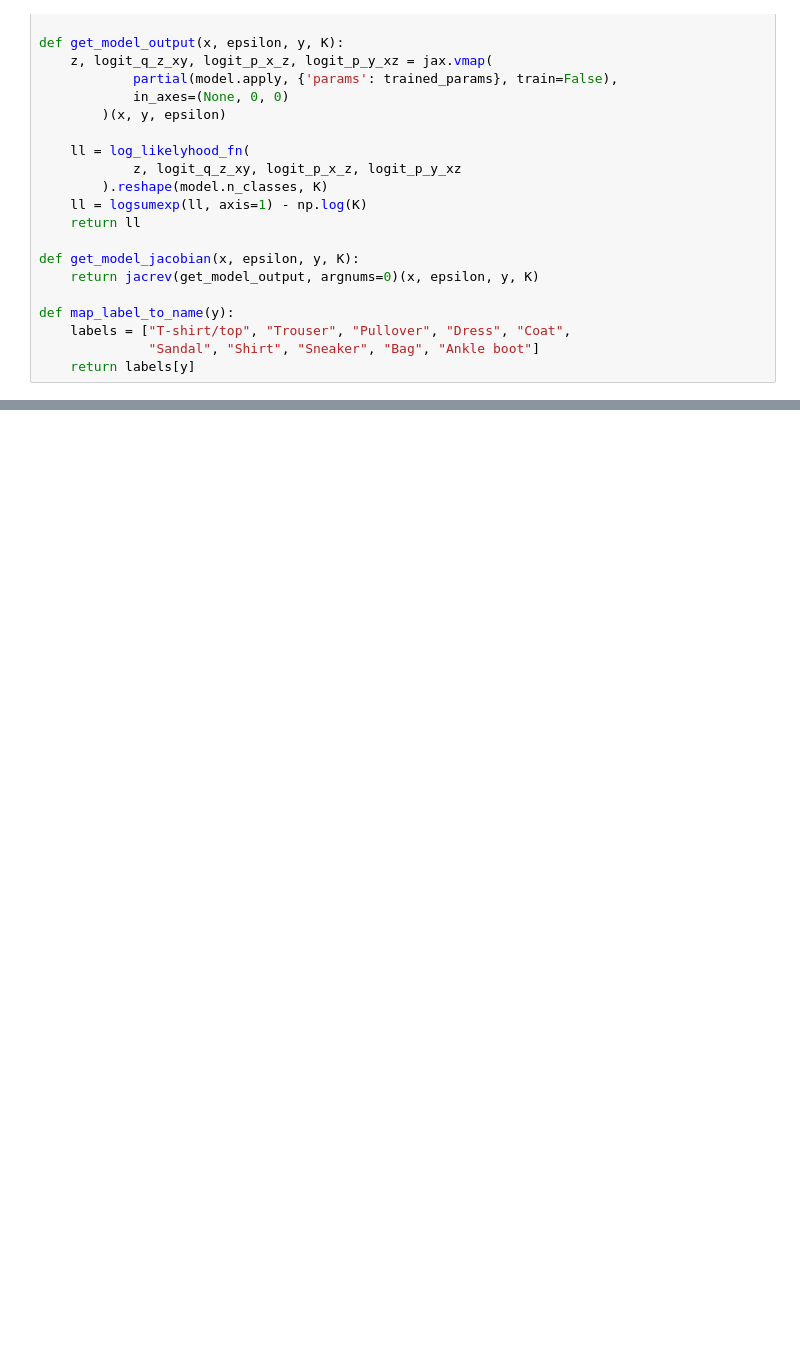
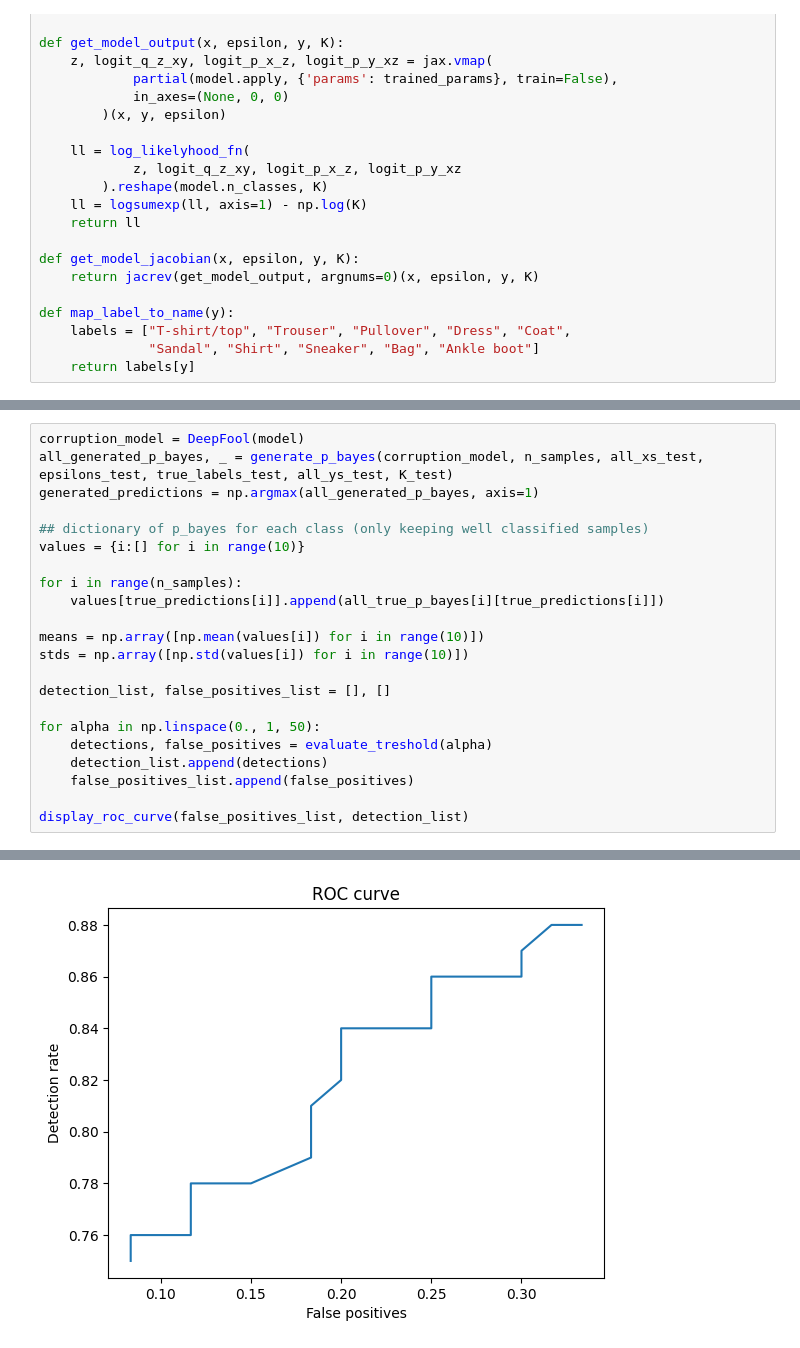
Before and after one commit to paulbarbier/adversarial-attacks-on-generative-classifiers, a Jupyter notebook: code/detect_corruptions.ipynb, the cells around one changed output, grey strips where cells are left out. Saved outputs shown, nothing was run; the diff lists cells and outputs as text; blank space fills up the shorter version.

```diff
--- a/code/detect_corruptions.ipynb
+++ b/code/detect_corruptions.ipynb
@@ -264,0 +270,23 @@ plt.show()
+# %%
+corruption_model = DeepFool(model)
+all_generated_p_bayes, _ = generate_p_bayes(corruption_model, n_samples, all_xs_test, epsilons_test, true_labels_test, all_ys_test, K_test)
+generated_predictions = np.argmax(all_generated_p_bayes, axis=1)
+
+## dictionary of p_bayes for each class (only keeping well classified samples)
+values = {i:[] for i in range(10)}
+
+for i in range(n_samples):
+    values[true_predictions[i]].append(all_true_p_bayes[i][true_predictions[i]])
+
+means = np.array([np.mean(values[i]) for i in range(10)])
+stds = np.array([np.std(values[i]) for i in range(10)])
+
+detection_list, false_positives_list = [], []
+
+for alpha in np.linspace(0., 1, 50):
+    detections, false_positives = evaluate_treshold(alpha)
+    detection_list.append(detections)
+    false_positives_list.append(false_positives)
+
+display_roc_curve(false_positives_list, detection_list)
+# %% [output]
@@ -264,0 +294 @@ plt.show()
+[figure, added]
```
Also changed, not shown: parts of 8 cells of this notebook, 1 other file.
